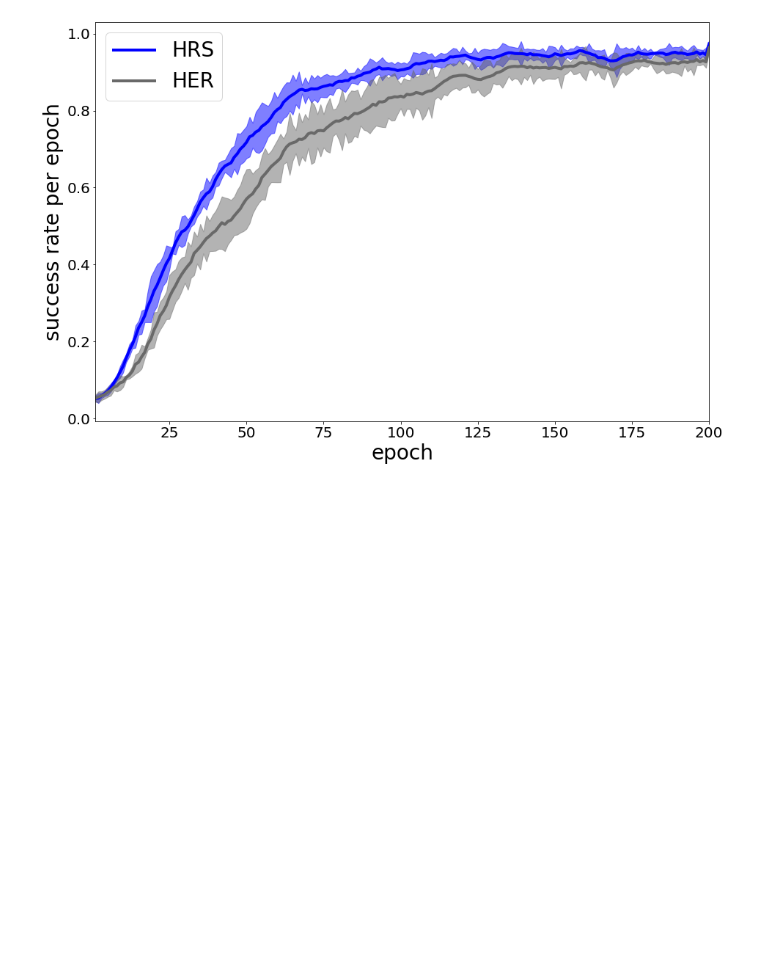
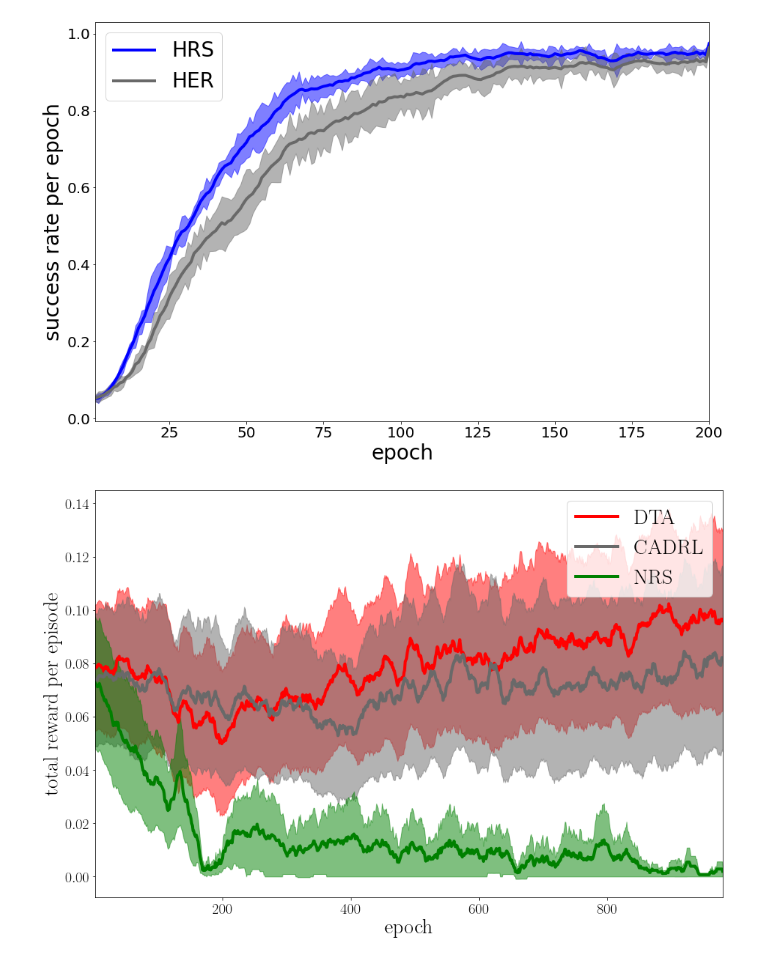
Before and after one commit to takato86/analyze_result, a Jupyter notebook: notebooks/error-bar-area.ipynb, the cells around one changed output. Saved outputs shown, nothing was run; the diff lists cells and outputs as text; code cells hidden in the pictures; blank space fills up the shorter version.

```diff
--- a/notebooks/error-bar-area.ipynb
+++ b/notebooks/error-bar-area.ipynb
@@ -79,3 +107,18 @@ plt.legend(fontsize=28)
 plt.savefig("out/robotics-learning-curves.pdf", format="pdf")
 # %% [output]
 [figure]
+# %%
+l_episodes = 980
+plt.figure(figsize=(15, 10))
+plt.tick_params(labelsize=20)
+plot_mean_se(crowd_nav_rw_df["DTA-mean"][:l_episodes], crowd_nav_rw_df["DTA-lower"][:l_episodes], crowd_nav_rw_df["DTA-upper"][:l_episodes], "red", 0.5, "DTA")
+plot_mean_se(crowd_nav_rw_df["CADRL-mean"][:l_episodes], crowd_nav_rw_df["CADRL-lower"][:l_episodes], crowd_nav_rw_df["CADRL-upper"][:l_episodes], "dimgray", 0.5, "CADRL")
+plot_mean_se(crowd_nav_rw_df["NRS-mean"][:l_episodes], crowd_nav_rw_df["NRS-lower"][:l_episodes], crowd_nav_rw_df["NRS-upper"][:l_episodes], "green", 0.5, "NRS")
+# plot_mean_se(pick_df["SARSA-RS-mv"][:l_episodes], pick_df["SARSA-RS-lower"][:l_episodes], pick_df["SARSA-RS-upper"][:l_episodes], "red", 0.5, "SARSA-RS")
+plt.ylabel("total reward per episode", fontsize=28)
+plt.xlabel("epoch", fontsize=28)
+plt.xlim(1, l_episodes)
+plt.legend(fontsize=28)
+plt.savefig("out/crowd_nav-reward-learning-curves.pdf", format="pdf")
+# %% [output]
+[figure, added]
```
Also changed, not shown: parts of 8 cells of this notebook.
